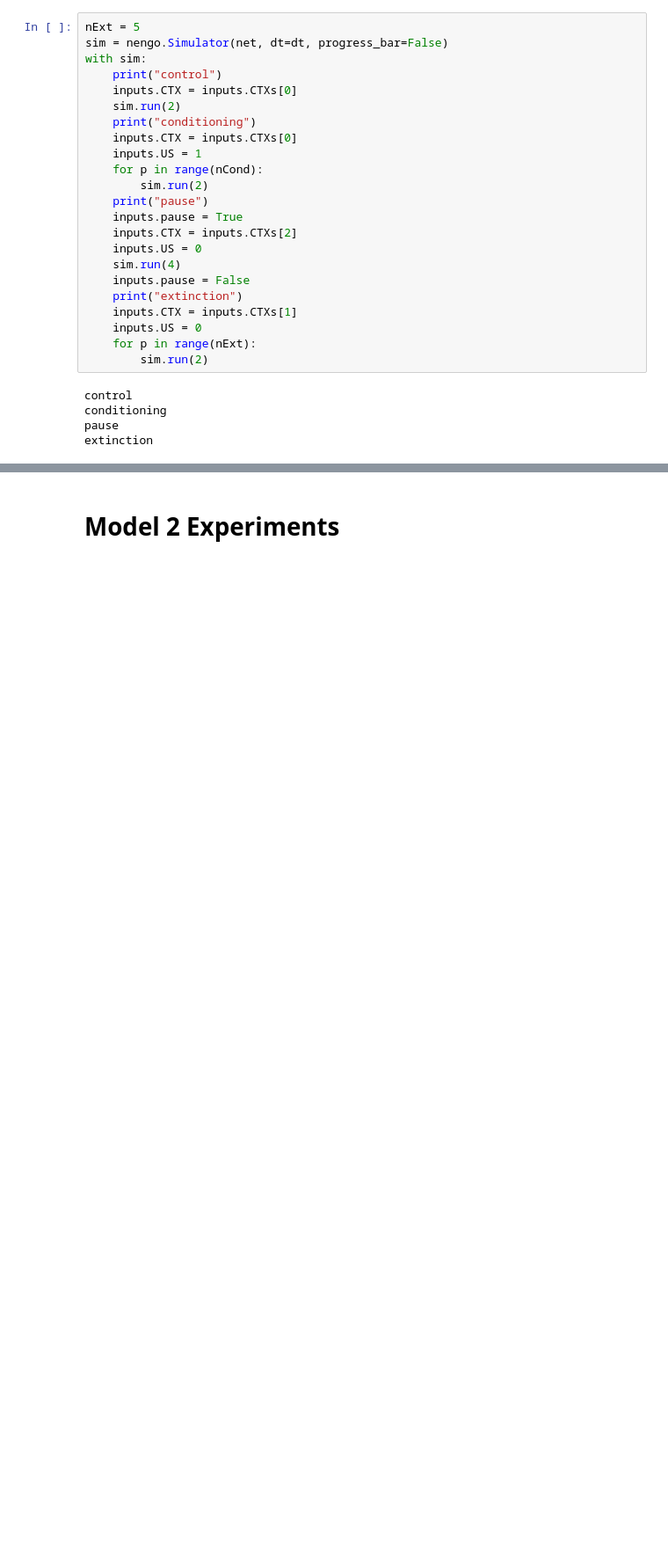
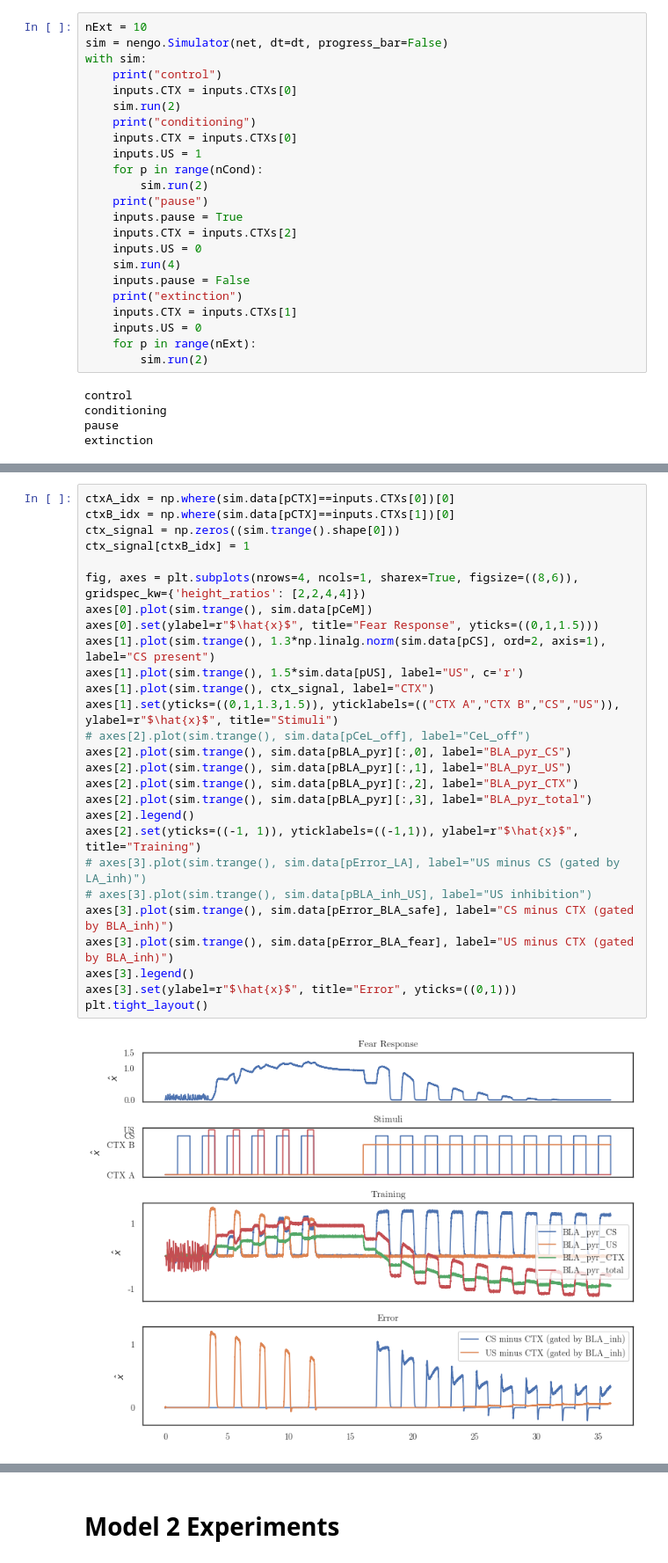
Before and after one commit to psipeter/amygdala, a Jupyter notebook: model2.1.ipynb, the cells around one changed output, grey strips where cells are left out. Shown at 88% size. Drawn from its saved outputs; the diff is of its cells as text; blank space fills up the shorter version.

```diff
--- a/model2.1.ipynb
+++ b/model2.1.ipynb
@@ -436,7 +438,7 @@ with net:
     pError_BLA_safe = nengo.Probe(error_BLA_safe)
     pError_BLA_fear = nengo.Probe(error_BLA_fear)
 # %%
-nExt = 5
+nExt = 10
 sim = nengo.Simulator(net, dt=dt, progress_bar=False)
 with sim:
     print("control")
@@ -492,0 +468,29 @@ plt.tight_layout()
+# %%
+ctxA_idx = np.where(sim.data[pCTX]==inputs.CTXs[0])[0]
+ctxB_idx = np.where(sim.data[pCTX]==inputs.CTXs[1])[0]
+ctx_signal = np.zeros((sim.trange().shape[0]))
+ctx_signal[ctxB_idx] = 1
+
+fig, axes = plt.subplots(nrows=4, ncols=1, sharex=True, figsize=((8,6)), gridspec_kw={'height_ratios': [2,2,4,4]})
+axes[0].plot(sim.trange(), sim.data[pCeM])
+axes[0].set(ylabel=r"$\hat{x}$", title="Fear Response", yticks=((0,1,1.5)))
+axes[1].plot(sim.trange(), 1.3*np.linalg.norm(sim.data[pCS], ord=2, axis=1), label="CS present")
+axes[1].plot(sim.trange(), 1.5*sim.data[pUS], label="US", c='r')
+axes[1].plot(sim.trange(), ctx_signal, label="CTX")
+axes[1].set(yticks=((0,1,1.3,1.5)), yticklabels=(("CTX A","CTX B","CS","US")), ylabel=r"$\hat{x}$", title="Stimuli")
+# axes[2].plot(sim.trange(), sim.data[pCeL_off], label="CeL_off")
+axes[2].plot(sim.trange(), sim.data[pBLA_pyr][:,0], label="BLA_pyr_CS")
+axes[2].plot(sim.trange(), sim.data[pBLA_pyr][:,1], label="BLA_pyr_US")
+axes[2].plot(sim.trange(), sim.data[pBLA_pyr][:,2], label="BLA_pyr_CTX")
+axes[2].plot(sim.trange(), sim.data[pBLA_pyr][:,3], label="BLA_pyr_total")
+axes[2].legend()
+axes[2].set(yticks=((-1, 1)), yticklabels=((-1,1)), ylabel=r"$\hat{x}$", title="Training")
+# axes[3].plot(sim.trange(), sim.data[pError_LA], label="US minus CS (gated by LA_inh)")
+# axes[3].plot(sim.trange(), sim.data[pBLA_inh_US], label="US inhibition")
+axes[3].plot(sim.trange(), sim.data[pError_BLA_safe], label="CS minus CTX (gated by BLA_inh)")
+axes[3].plot(sim.trange(), sim.data[pError_BLA_fear], label="US minus CTX (gated by BLA_inh)")
+axes[3].legend()
+axes[3].set(ylabel=r"$\hat{x}$", title="Error", yticks=((0,1)))
+plt.tight_layout()
+# %% [output]
+[figure, added]
```
Also changed, not shown: parts of 17 cells of this notebook.
